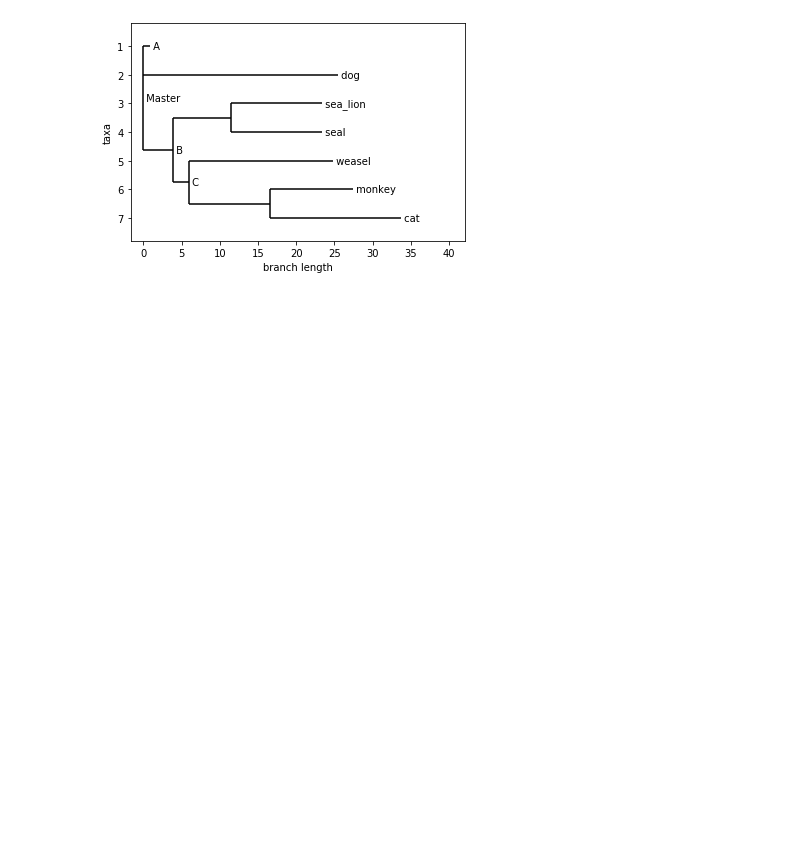
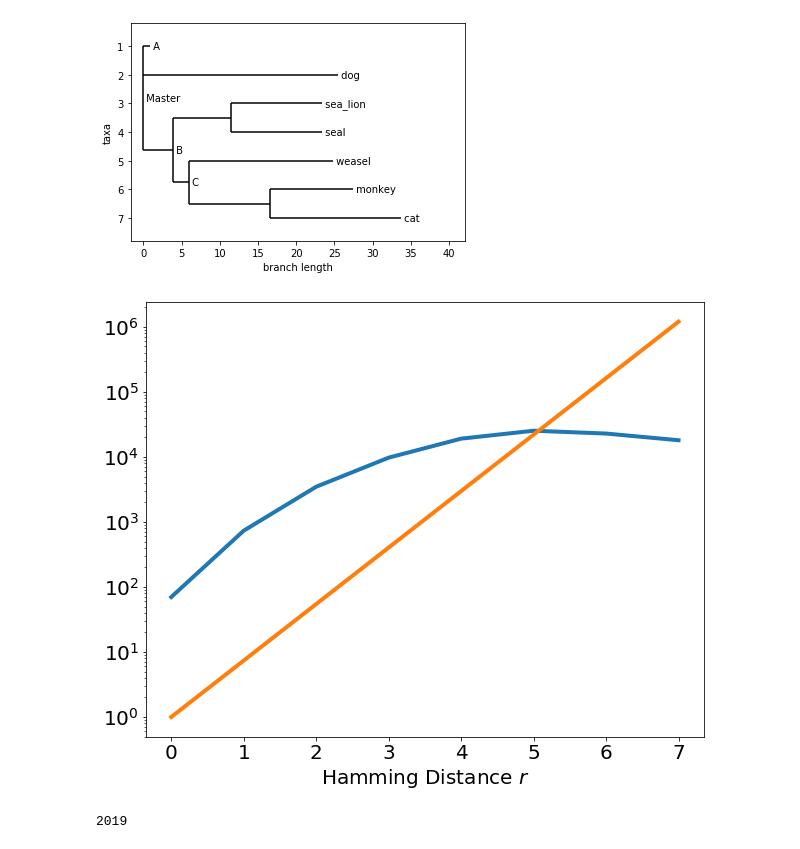
Before and after one commit to betoto008/Affinity_maturation, a Jupyter notebook: Jupyter_Notebooks/Stochastic_simulation.ipynb, the cells around one changed output. Cells and saved outputs as stored; diff of their text form; code cells hidden in the pictures; blank space fills up the shorter version.

```diff
--- a/Jupyter_Notebooks/Stochastic_simulation.ipynb
+++ b/Jupyter_Notebooks/Stochastic_simulation.ipynb
@@ -10,18 +11,3 @@ from matplotlib.lines import Line2D
 %autosave 60
 # %% [output]
 Autosaving every 60 seconds
-# %%
-Master_Sequence = Sequence(seq_id = 0, parent = 'aaaaaaaaa', Master_Seq=True)
-Sequences = np.array([Master_Sequence])
-for i in range(1, 15000):
-    parent = np.random.choice(Sequences)
-    parent.tree_position = 0
-    new_seq = Sequence(seq_id = i, parent = parent.sequence, parent_id = parent.id)
-    Sequences = np.append(Sequences, new_seq)
-
-print(Sequences[0].id, Sequences[0].parent_id, Sequences[0].sequence,Sequences[0].clone_size, Sequences[0].active, Sequences[0].energy, Sequences[0].tree_position)
-print(Sequences[1].id, Sequences[1].parent_id, Sequences[1].sequence,Sequences[1].clone_size, Sequences[1].active, Sequences[1].energy, Sequences[1].tree_position)
-print(Sequences[30].id, Sequences[30].parent_id, Sequences[30].sequence,Sequences[30].clone_size, Sequences[30].active, Sequences[30].energy, Sequences[30].tree_position)
-print(Sequences[8000].id, Sequences[8000].parent_id, Sequences[8000].sequence,Sequences[8000].clone_size, Sequences[8000].active, Sequences[8000].energy, Sequences[8000].tree_position)
-print_raw_file(Sequences, "../Text_files/file.txt")
-generate_newick_format("../Text_files/file.txt")
@@ -43,3 +75,29 @@ tree.ladderize()  # Flip branches so deeper clades are displayed at top
 Phylo.draw(tree)
 # %% [output]
 [figure]
+# %%
+distances = np.array([])
+for i in range(n_seq):
+    distances = np.append(distances,Sequences[i].hamming_distance)
+# %%
+data_distances = np.histogram(distances, bins=range(int(max(distances))))
+# %%
+fig, ax = plt.subplots(figsize=(10,8))
+ax.plot(data_distances[1][0:-1], data_distances[0], linewidth = 4)
+ax.plot(data_distances[1][0:-1], np.exp(2*data_distances[1][0:-1]), linewidth = 4)
+ax.set_yscale('log')
+#ax.set_ylim(1,1e10)
+ax.set_xlabel(r'Hamming Distance $r$', fontsize = 20)
+ax.set_ylabel(r'', fontsize = 20)
+ax.tick_params(labelsize = 20)
+handles, labels = ax.get_legend_handles_labels()
+#ax.legend(np.concatenate(([Line2D([0], [0], color='tab:red', linewidth=4, linestyle='solid', ms = 8)],handles)),np.concatenate(([r'$n_b(r, \rho)$'],labels)), loc = 0, fontsize = 20)
+# %% [output]
+[figure, added]
+# %%
+from datetime import datetime, timedelta
+specific_date = datetime(2019, 11, 25)
+new_date = specific_date + timedelta(21)
+print (str(new_date.year))
+# %% [output]
+2019
```
Also changed, not shown: parts of 4 cells of this notebook, 7 other files.
